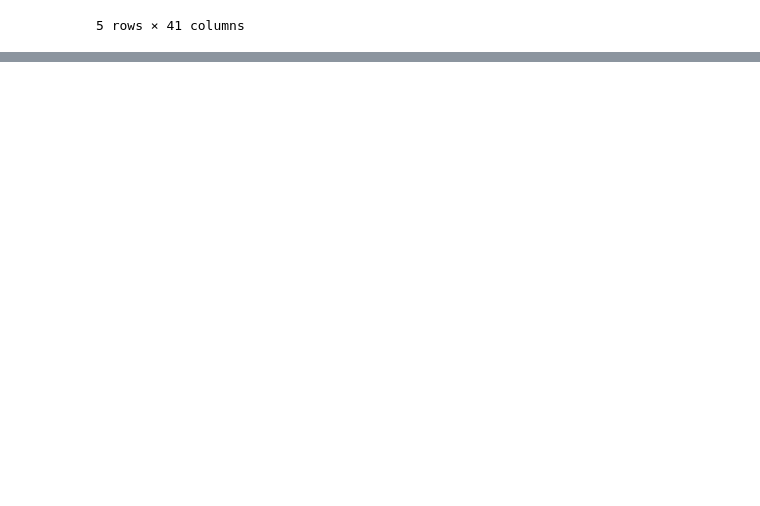
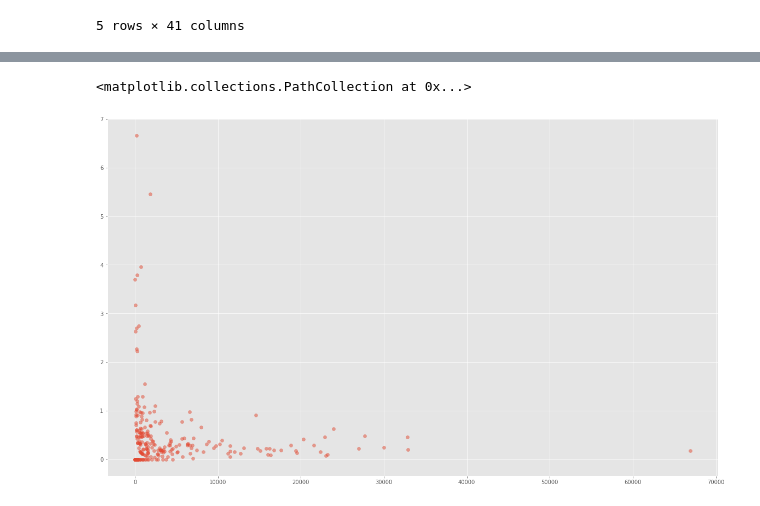
Before and after one commit to frischmuth/Washington-Immunization-Rates, a Jupyter notebook: Immunization IDE.ipynb, the cells around one changed output, grey strips where cells are left out. Cells and saved outputs as stored; diff of their text form; code cells hidden in the pictures; blank space fills up the shorter version.

Commit message:
Collect data, pose questions, more EDA

```diff
--- a/Immunization IDE.ipynb
+++ b/Immunization IDE.ipynb
@@ -126,0 +137,4 @@ all45[all45['Reported']=='Y']
+# %%
+district45 = all45.groupby('School_District').sum()[['K_12_enrollment','Number_with_religious_exemption']]
+# %%
+district45['Percent_Exempt'] = district45['Number_with_religious_exemption']/district45['K_12_enrollment']*100
@@ -126,0 +163,6 @@ all45[all45['Reported']=='Y']
+# %%
+fig, ax = plt.subplots(1,figsize=(20,12))
+ax.scatter(district45['K_12_enrollment'], district45['Percent_Exempt'], alpha = .5)
+# %% [output]
+<matplotlib.collections.PathCollection at 0x...>
+[figure, added]
```
Also changed, not shown: parts of 21 cells of this notebook, 8 other files.
